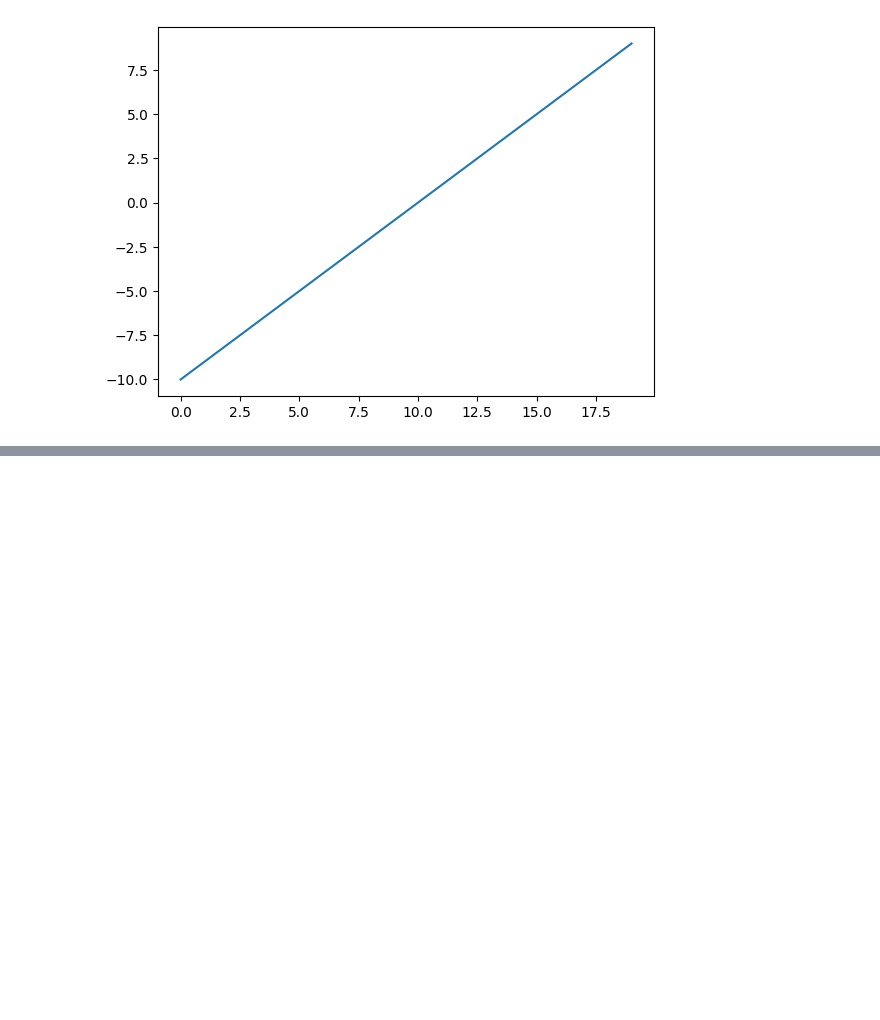
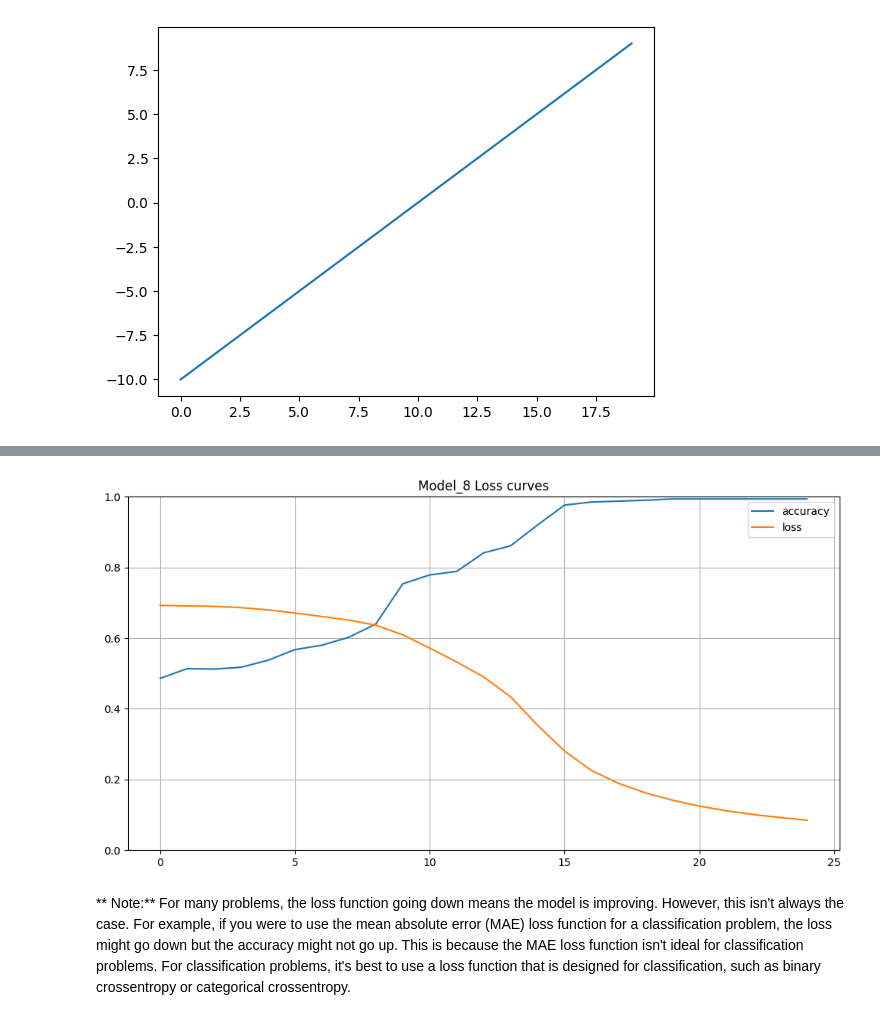
Before and after one commit to leohfigueiredo/Tensorflow, a Jupyter notebook: 02_neural_network_classification_with_tensorflow.ipynb, the cells around one changed output, grey strips where cells are left out. Saved outputs shown, nothing was run; the diff lists cells and outputs as text; code cells hidden in the pictures; blank space fills up the shorter version.

```diff
--- a/02_neural_network_classification_with_tensorflow.ipynb
+++ b/02_neural_network_classification_with_tensorflow.ipynb
@@ -564,0 +687,11 @@ plt.plot(tf.keras.activations.linear(A))
+# %%
+# CPlot the loss curves
+pd.DataFrame(history.history).plot(figsize=(12, 6))
+plt.title("Model_8 Loss curves")
+plt.grid(True)
+plt.gca().set_ylim(0, 1)
+plt.show()
+# %% [output]
+[figure, added]
+# %% [markdown]
+** Note:** For many problems, the loss function going down means the model is improving. However, this isn't always the case. For example, if you were to use the mean absolute error (MAE) loss function for a classification problem, the loss might go down but the accuracy might not go up. This is because the MAE loss function isn't ideal for classification problems. For classification problems, it's best to use a loss function that is designed for classification, such as binary crossentropy or categorical crossentropy.
```
Also changed, not shown: parts of 20 cells of this notebook, 4 other files.
